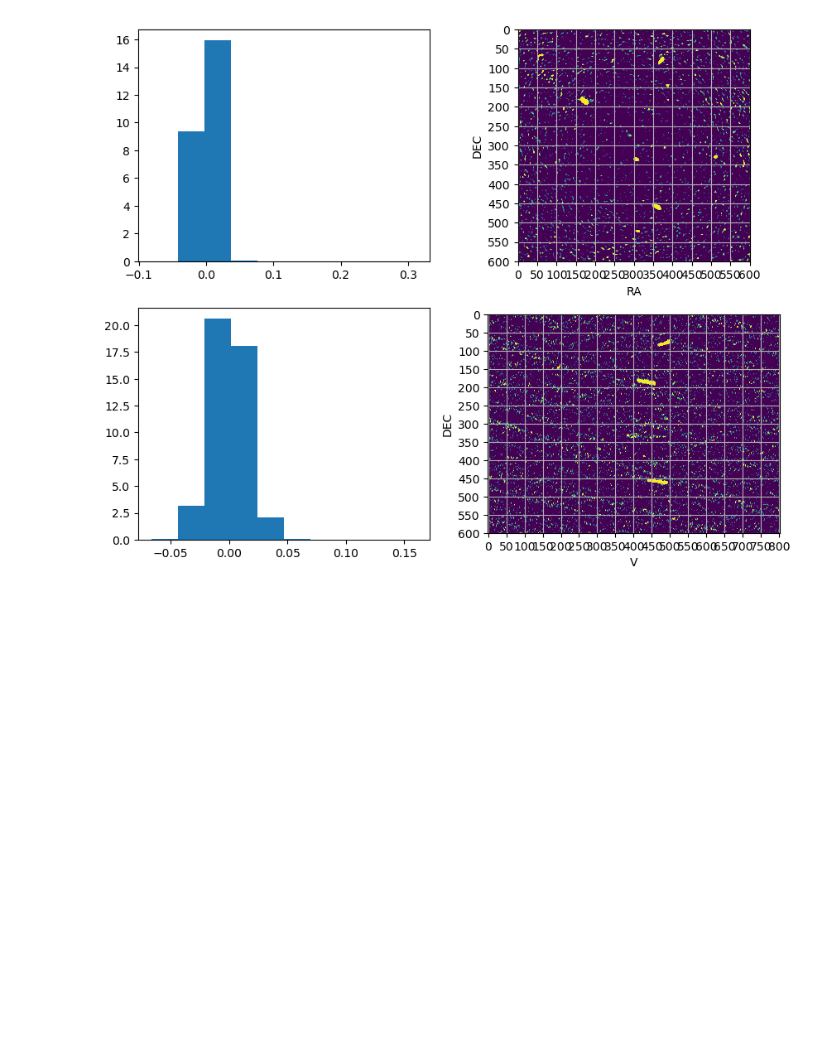
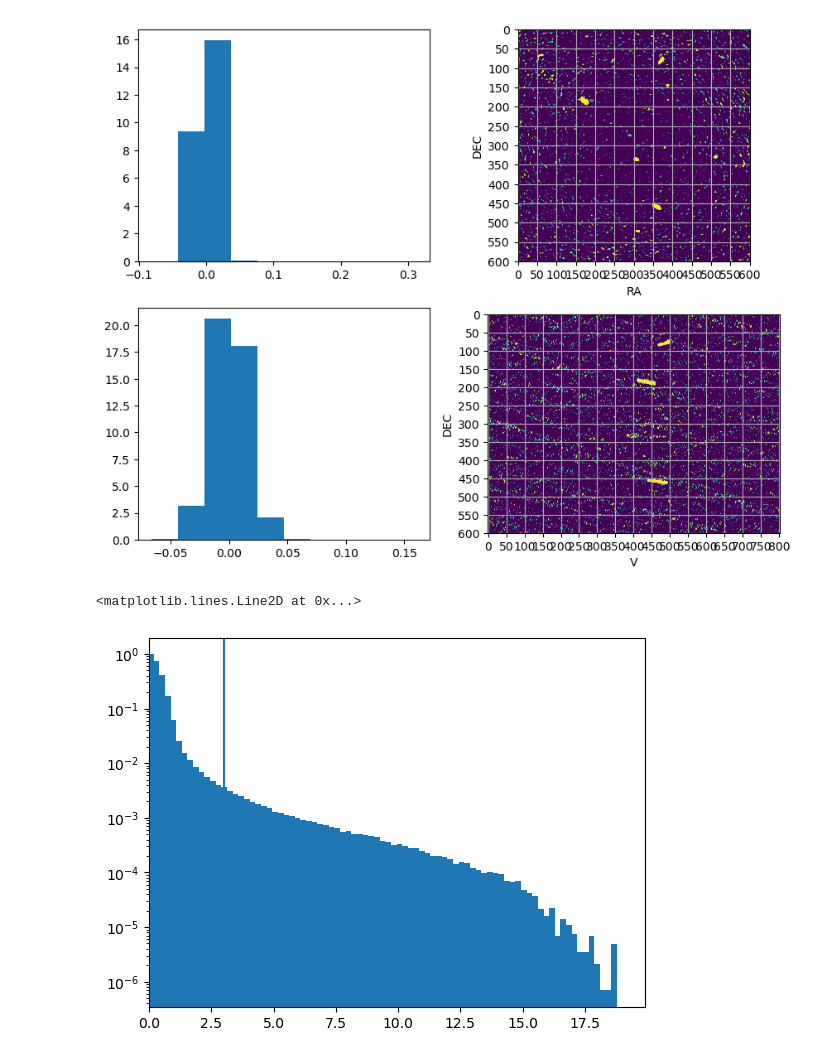
Before and after one commit to ixakalabadie/ViSL3D, a Jupyter notebook: create_3d_visualization.ipynb, the cells around one changed output. Drawn from its saved outputs; the diff is of its cells as text; code cells hidden in the pictures; blank space fills up the shorter version.

```diff
--- a/create_3d_visualization.ipynb
+++ b/create_3d_visualization.ipynb
@@ -20,7 +20,7 @@ importlib.reload(c3)
 C:\Users\ixaka\Documents\Visualization
 # %%
 # Read the fits file and save header
-HI_cube = SpectralCube.read("hcg90_HCG90_hcg90_line_masked.image.fits")
+HI_cube = SpectralCube.read("HCG16.fits")
 cubehead = HI_cube.header
 cubew = wcs.WCS(cubehead)
 nz, ny, nx = HI_cube.shape
@@ -86,3 +75,11 @@ limz = [10, nz-11]
 limx = [100, nx-1]
 limy = [0, ny-101]
 limz = [300, nz-201]
+# %%
+plt.hist(HI_cube.unmasked_data[limz[0]:limy[1],limy[0]:limy[1],limx[0]:limx[1]].to_value().flatten()*1000, bins=100, density=True)
+plt.yscale('log')
+plt.xlim(0,)
+plt.axvline(3)
+# %% [output]
+<matplotlib.lines.Line2D at 0x...>
+[figure, new version]
```
Also changed, not shown: parts of 26 cells of this notebook, 2 other files.
